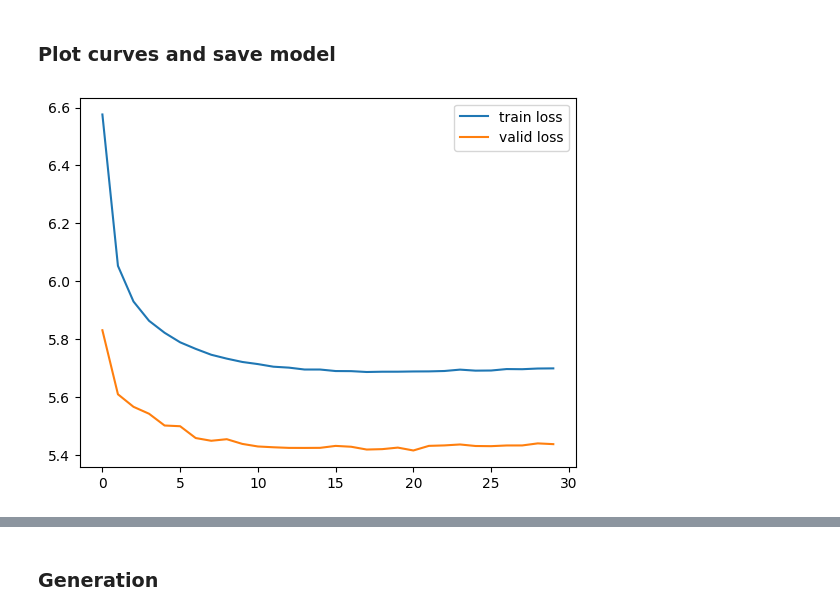
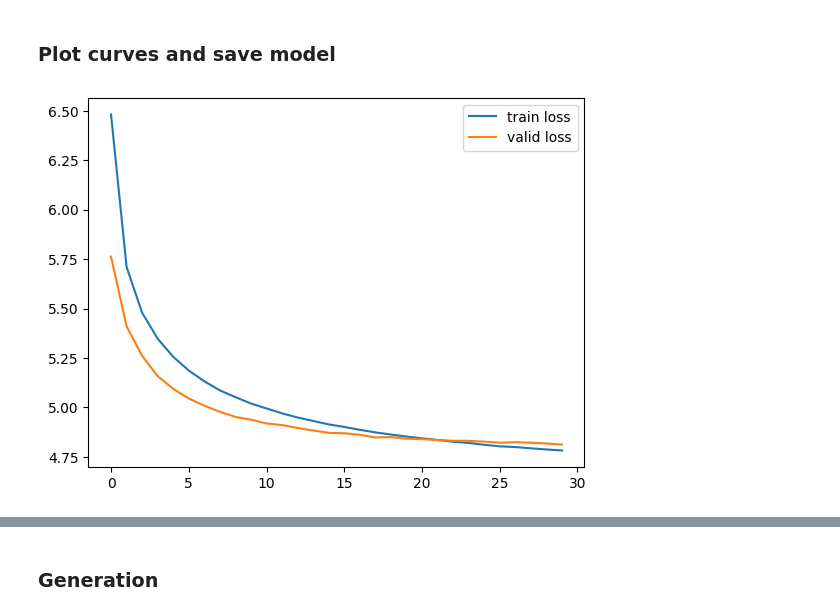
Before and after one commit to ldt29/lstm-lm, a Jupyter notebook: language_model_with_RNNs.ipynb, the cells around one changed output, grey strips where cells are left out. Cells and saved outputs as stored; diff of their text form; code cells hidden in the pictures.

Commit message:
lr weight layer

```diff
--- a/language_model_with_RNNs.ipynb
+++ b/language_model_with_RNNs.ipynb
@@ -151,7 +151,7 @@ tensor([    41,    998,    130,   3222,     17,  64253,   1647,     14,    881,
 # %%
 # Train and Test an LSTM Language Model
 class LSTM_LM(nn.Module):
-    def __init__(self, vocab_size, embedding_dim, hidden_dim, num_layers, dropout_prob, glove_embeddings):
+    def __init__(self, vocab_size, embedding_dim, hidden_dim, num_layers, dropout_prob, glove_embeddings, tie_weight=False):
         super(LSTM_LM, self).__init__()
         self.vocab_size = vocab_size
         self.embedding_dim = embedding_dim
@@ -165,6 +165,9 @@ class LSTM_LM(nn.Module):
         self.dropout = nn.Dropout(self.dropout_prob)
         self.lstm = nn.LSTM(self.embedding_dim, self.hidden_dim, self.num_layers, dropout=self.dropout_prob, batch_first=True)
         self.linear = nn.Linear(self.hidden_dim, self.vocab_size)
+        if tie_weight:
+            self.linear.weight = self.embedding.weight
+            self.linear.weight.requires_grad = False
         self.softmax = nn.LogSoftmax(dim=2)
 
 
@@ -263,27 +266,30 @@ args = {
     'dropout_prob': 0.5,
     'shuffle': False,
     'reuse_hidden': True,
+    'tie_weight': False,
     'glove_embeddings': glove_embeddings,
     'lr': 0.001,
     'epochs': 30,
     'batch_size': 32,
-    'sequence_length': 10,
+    'sequence_length': 7,
     'save_path': 'assets/'
 }
 # %%
 ## Train
 train_dataLoader = DataLoader(dataset=PennTreebankDataset(ptb_train_lines, args['sequence_length'], args['batch_size']), batch_size=args['batch_size'], shuffle=args['shuffle'])
 valid_dataLoader = DataLoader(dataset=PennTreebankDataset(ptb_valid_lines, args['sequence_length'], args['batch_size']), batch_size=args['batch_size'], shuffle=False)
-model = RNN_LM(args['vocab_size'], args['embedding_dim'], args['hidden_dim'], args['num_layers'], args['dropout_prob'], args['glove_embeddings'])
+model = LSTM_LM(args['vocab_size'], args['embedding_dim'], args['hidden_dim'], args['num_layers'], args['dropout_prob'], args['glove_embeddings'], args['tie_weight'])
 model.to(device)
 criterion = nn.NLLLoss()
 optimizer = optim.Adam(model.parameters(), lr=args['lr'])
+# scheduler = optim.lr_scheduler.StepLR(optimizer, step_size=5, gamma=0.5)
 train_losses = []
 valid_losses = []
 for epoch in range(args['epochs']):
     train_dataLoader.dataset.init_epoch()
     train_loss = train(model, train_dataLoader, criterion, optimizer, reuse=args['reuse_hidden'])
     valid_loss = test(model, valid_dataLoader, criterion)
+    # scheduler.step()
     train_losses.append(train_loss)
     valid_losses.append(valid_loss)
     valid_perplexity = math.exp(valid_loss)
@@ -311,13 +317,13 @@ Epoch: 29, Train Loss: 5.698762488095092, Valid Loss: 5.436949266126453, Valid P
 # %%
 ## plot the loss curve and save the model
 plt.plot(train_losses, label='train loss')
 plt.plot(valid_losses, label='valid loss')
 plt.legend()
 ## save with utc time
-torch.save(model.state_dict(), args['save_path'] + 'models/RNN_LM_' + datetime.utcnow().strftime("%Y-%m-%d-%H%MZ") + '.pt')
-plt.savefig(args['save_path'] + 'curves/RNN_loss_curve_' + datetime.utcnow().strftime("%Y-%m-%d-%H%MZ") + '.png')
+torch.save(model.state_dict(), args['save_path'] + 'models/LSTM_LM_layer3_seq7_' + datetime.utcnow().strftime("%Y-%m-%d-%H%MZ") + '.pt')
+plt.savefig(args['save_path'] + 'curves/LSTM_layer3_seq7_loss_curve_' + datetime.utcnow().strftime("%Y-%m-%d-%H%MZ") + '.png')
 # %% [output]
-[figure, old version]
+[figure, new version]
 # %%
 ## Test
 test_dataLoader = DataLoader(dataset=PennTreebankDataset(ptb_test_lines, args['sequence_length'], args['batch_size']), batch_size=args['batch_size'], shuffle=False)
```
Also changed, not shown: parts of 5 cells of this notebook, 6 other files.
